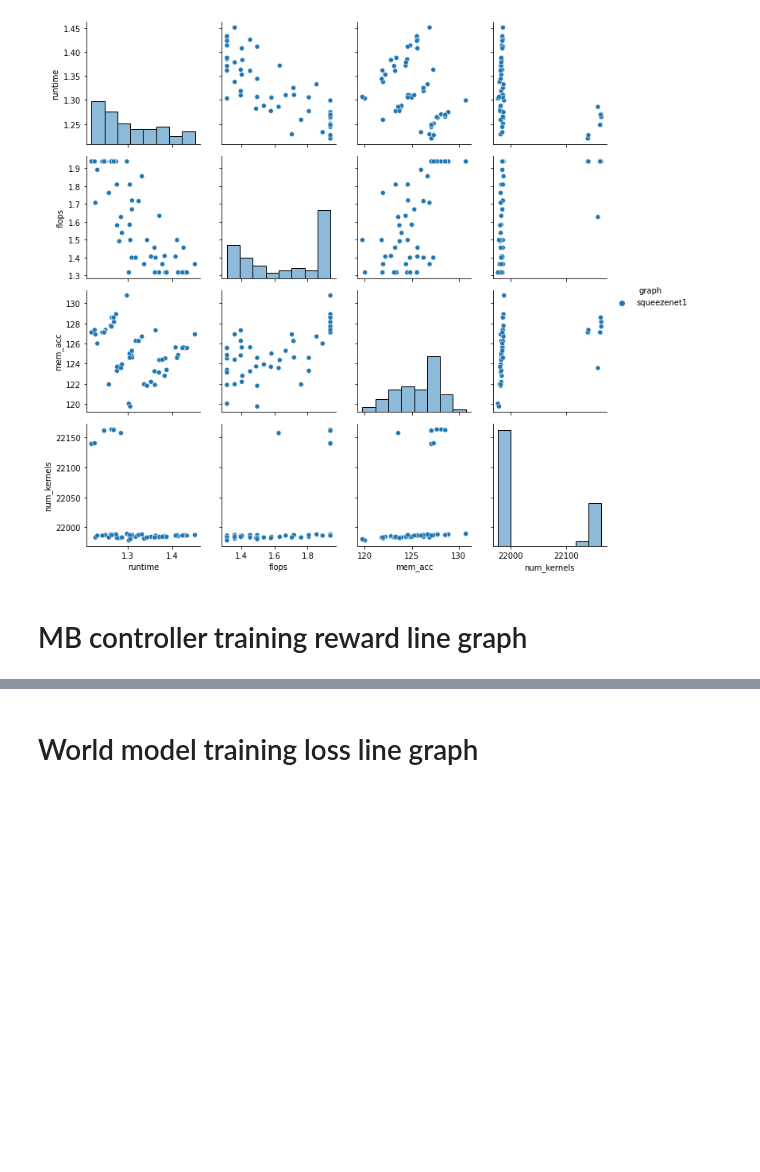
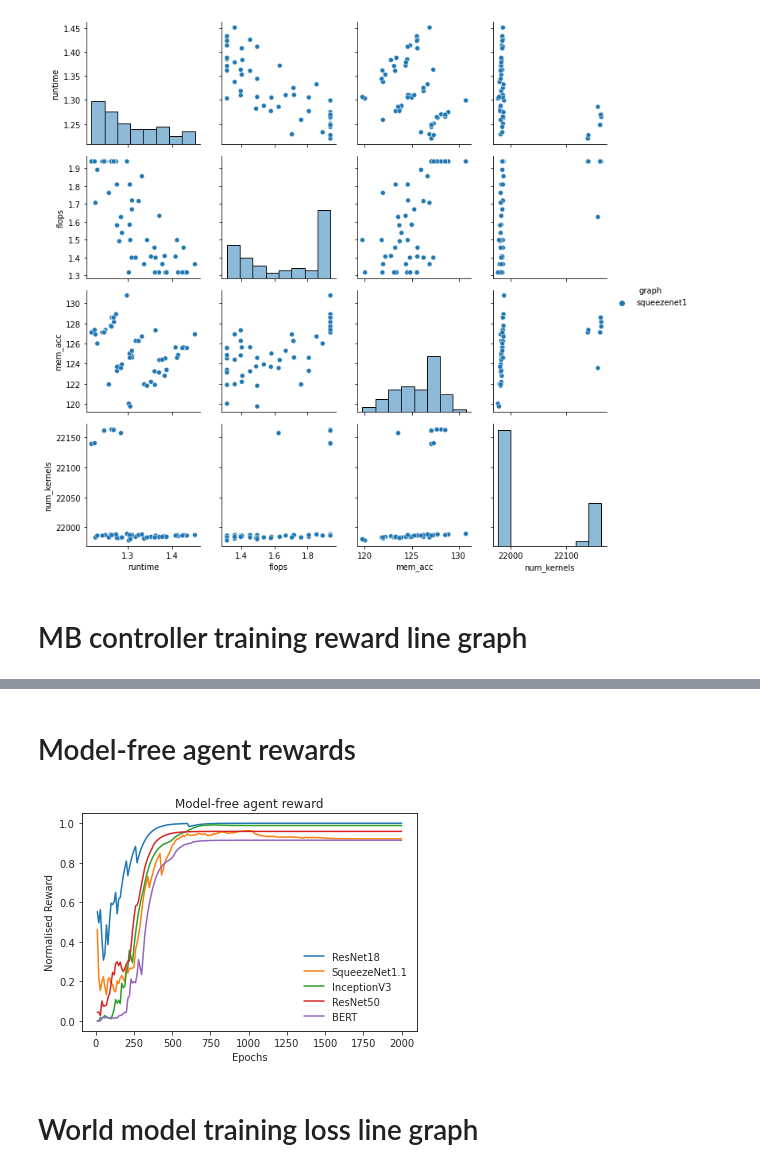
Before and after one commit to seanjparker/rlflow, a Jupyter notebook: notebooks/plotting.ipynb, the cells around one changed output, grey strips where cells are left out. Cells and saved outputs as stored; diff of their text form; code cells hidden in the pictures; blank space fills up the shorter version.

```diff
--- a/notebooks/plotting.ipynb
+++ b/notebooks/plotting.ipynb
@@ -139,3 +155,10 @@ plot_training_reward(paths)
+# %% [markdown]
+# Model-free agent rewards
+# %%
+paths = get_files_from_dir('../chart_data/modelfree_agent_reward')
+plot_training_reward(paths, 'mf_training_reward', fix=True, title='Model-free agent reward')
+# %% [output]
+[figure, added]
 # %% [markdown]
 # World model training loss line graph
 # %%
```
Also changed, not shown: parts of 16 cells of this notebook, 7 other files.
